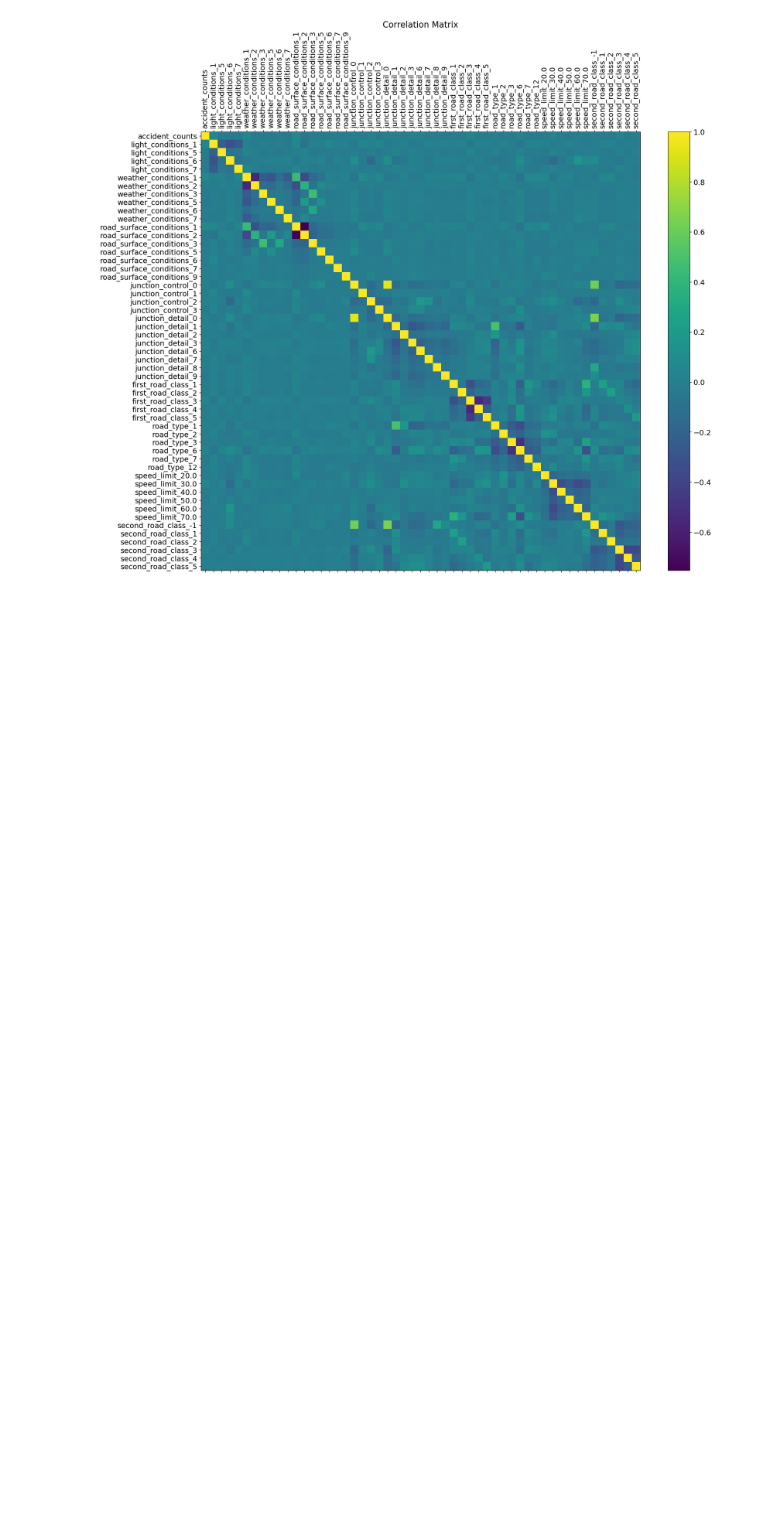
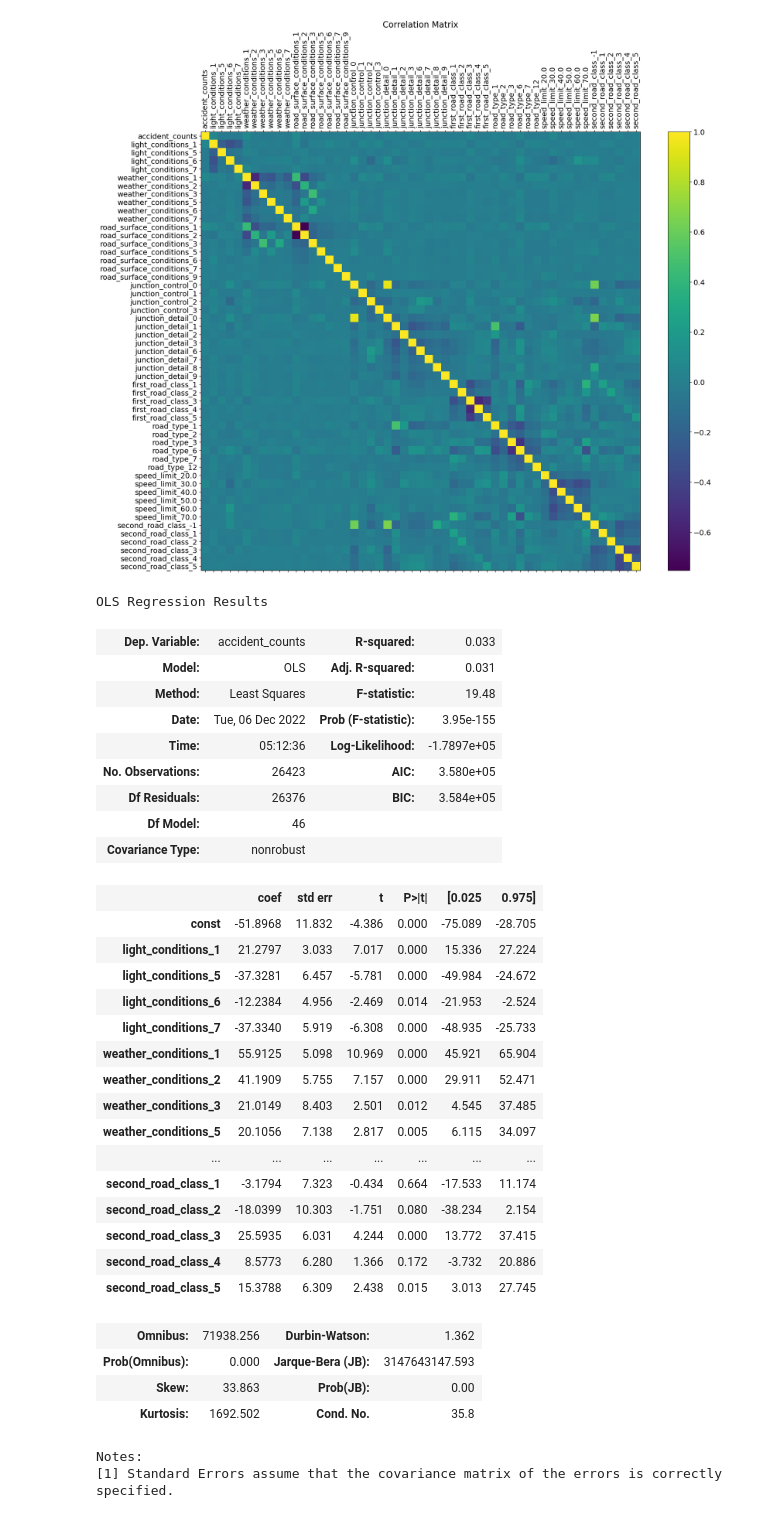
Before and after one commit to X-Fan-Jack/CASA05_quantitative_methods, a Jupyter notebook: qm_presentation_Multiple_Regression.ipynb, the cells around one changed output. Cells and saved outputs as stored; diff of their text form; code cells hidden in the pictures; blank space fills up the shorter version.

Commit message:
update the model

```diff
--- a/qm_presentation_Multiple_Regression.ipynb
+++ b/qm_presentation_Multiple_Regression.ipynb
@@ -194,3 +208,39 @@ plt.title('Correlation Matrix', fontsize=16)
 # %% [output]
 Text(0.5, 1.0, 'Correlation Matrix')
 [figure]
+# %%
+# the regression model
+model_accident.summary()
+# %% [output]
+OLS Regression Results
+| Dep. Variable: | accident_counts | R-squared: | 0.033 |
+| Model: | OLS | Adj. R-squared: | 0.031 |
+| Method: | Least Squares | F-statistic: | 19.48 |
+| Date: | Tue, 06 Dec 2022 | Prob (F-statistic): | 3.95e-155 |
+| Time: | 05:12:36 | Log-Likelihood: | -1.7897e+05 |
+| No. Observations: | 26423 | AIC: | 3.580e+05 |
+| Df Residuals: | 26376 | BIC: | 3.584e+05 |
+| Df Model: | 46 |  |  |
+| Covariance Type: | nonrobust |  |  |
+|  | coef | std err | t | P>|t| | [0.025 | 0.975] |
+| const | -51.8968 | 11.832 | -4.386 | 0.000 | -75.089 | -28.705 |
+| light_conditions_1 | 21.2797 | 3.033 | 7.017 | 0.000 | 15.336 | 27.224 |
+| light_conditions_5 | -37.3281 | 6.457 | -5.781 | 0.000 | -49.984 | -24.672 |
+| light_conditions_6 | -12.2384 | 4.956 | -2.469 | 0.014 | -21.953 | -2.524 |
+| light_conditions_7 | -37.3340 | 5.919 | -6.308 | 0.000 | -48.935 | -25.733 |
+| weather_conditions_1 | 55.9125 | 5.098 | 10.969 | 0.000 | 45.921 | 65.904 |
+| weather_conditions_2 | 41.1909 | 5.755 | 7.157 | 0.000 | 29.911 | 52.471 |
+| weather_conditions_3 | 21.0149 | 8.403 | 2.501 | 0.012 | 4.545 | 37.485 |
+| weather_conditions_5 | 20.1056 | 7.138 | 2.817 | 0.005 | 6.115 | 34.097 |
+| ... | ... | ... | ... | ... | ... | ... |
+| second_road_class_1 | -3.1794 | 7.323 | -0.434 | 0.664 | -17.533 | 11.174 |
+| second_road_class_2 | -18.0399 | 10.303 | -1.751 | 0.080 | -38.234 | 2.154 |
+| second_road_class_3 | 25.5935 | 6.031 | 4.244 | 0.000 | 13.772 | 37.415 |
+| second_road_class_4 | 8.5773 | 6.280 | 1.366 | 0.172 | -3.732 | 20.886 |
+| second_road_class_5 | 15.3788 | 6.309 | 2.438 | 0.015 | 3.013 | 27.745 |
+| Omnibus: | 71938.256 | Durbin-Watson: | 1.362 |
+| Prob(Omnibus): | 0.000 | Jarque-Bera (JB): | 3147643147.593 |
+| Skew: | 33.863 | Prob(JB): | 0.00 |
+| Kurtosis: | 1692.502 | Cond. No. | 35.8 |
+Notes:
+[1] Standard Errors assume that the covariance matrix of the errors is correctly specified.
```
Also changed, not shown: parts of 2 cells of this notebook.
